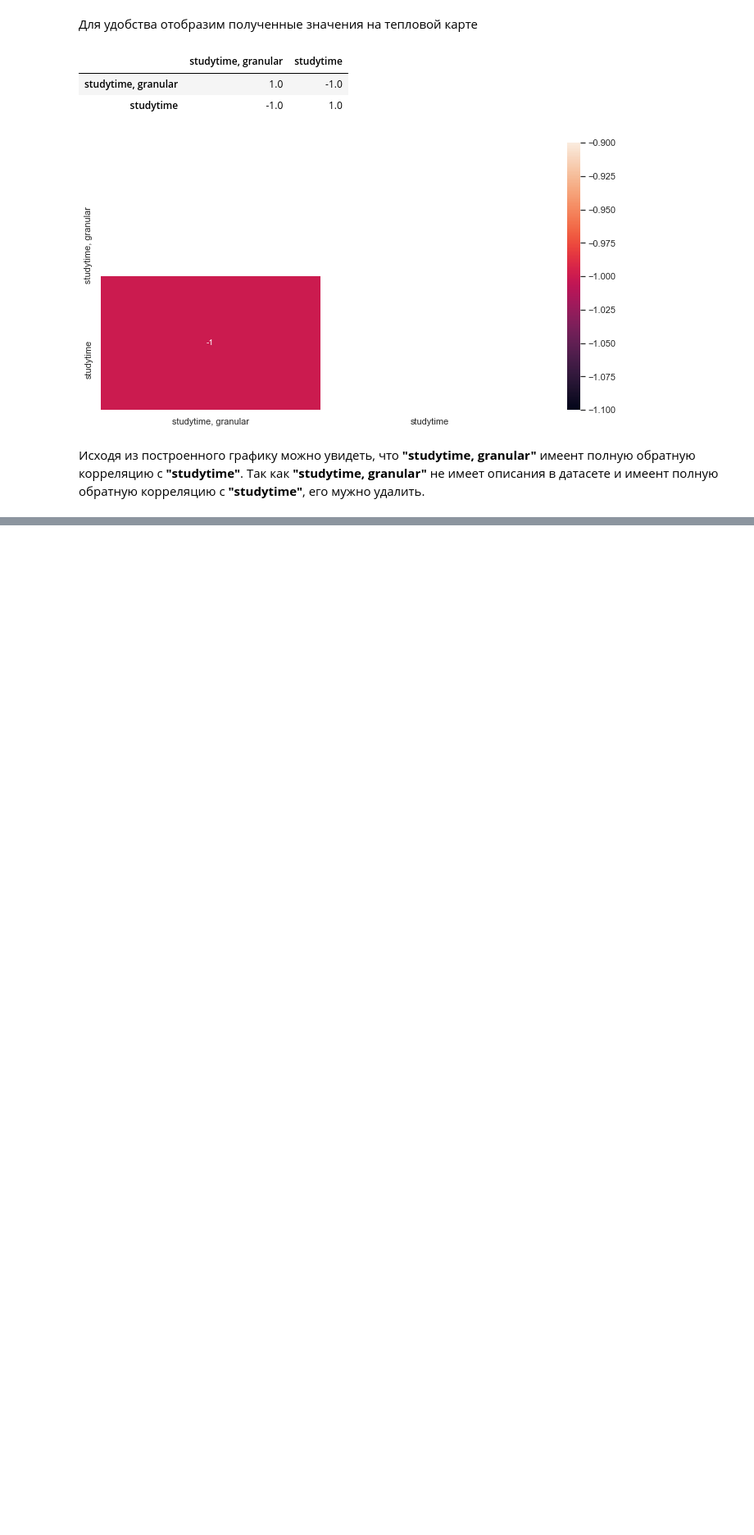
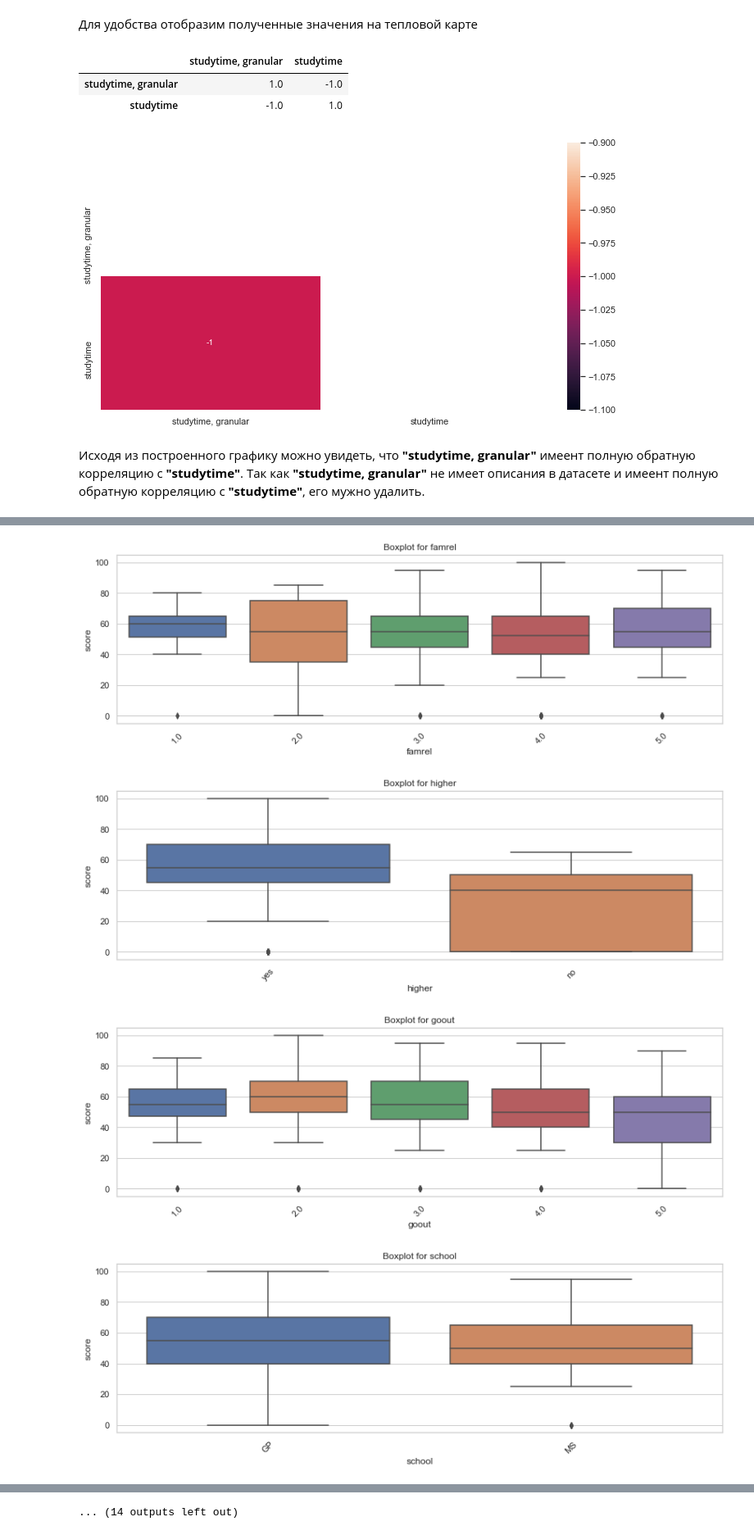
Before and after one commit to g0dzef/ML, a Jupyter notebook: module_2/Student_EDA.ipynb, the cells around one changed output, grey strips where cells are left out. Shown at 82% size. Cells and saved outputs as stored; diff of their text form; code cells hidden in the pictures; blank space fills up the shorter version.

```diff
--- a/module_2/Student_EDA.ipynb
+++ b/module_2/Student_EDA.ipynb
@@ -143,6 +145,11 @@ def definition_duplicates(data):
         print('В датасете дубликаты отсутствуют')
 # %%
 def display_iqr(column, boundaries):
+    '''Функция построения графиков для каждого столбца с определением границ для их данных.
+    Если в передоваемом словаре отсутствуют данные о границах для столбца,
+    будет произведён их поиск.
+    '''
+
     if stud_eda.loc[:, column].dtypes != np.dtype('O'):
         if column not in boundaries.keys():
             IQR = stud_eda[column].quantile(
@@ -228,13 +237,28 @@ def print_IQR(column, IQR, perc25, perc75, min_value, max_value, data_out):
           'Границы выбросов: [{}, {}].'.format(min_value, max_value))
 # %%
 def get_boxplot(column, boundaries):
+    '''Функция построения boxplot для каждого столбца с определением границ для их данных.
+    Если в передоваемом словаре отсутствуют данные о границах для столбца,
+    будет произведён их поиск.
+    '''
+
     plt.figure(figsize=(12, 5))
     boxplot = sns.boxplot(x=stud_eda[column])
     if column in boundaries.keys():
         boxplot.axes.set_title('Границы выбросов: [{}, {}].'.format(boundaries[column][0],
                                                                     boundaries[column][1]), fontsize=16)
     else:
+        # Определение границ
         min_value, max_value = define_boundaries(column)
         boxplot.axes.set_title('Границы выбросов: [{}, {}].'.format(
             min_value, max_value), fontsize=16)
     plt.show()
+# %%
+def get_score_boxplot(column):
+    fig, ax = plt.subplots(figsize = (14, 4))
+    sns.boxplot(x=column, y='score',
+               data=stud_eda.loc[stud_eda.loc[:,column].isin(stud_eda.loc[:, column].value_counts().index[:10])],
+                ax=ax)
+    plt.xticks(rotation=45)
+    ax.set_title('Boxplot for ' + column)
+    plt.show()
@@ -447,0 +537,9 @@ stud_eda = stud_eda.drop('studytime, granular', axis=1)
+# %%
+cols = list(set(stud_eda.columns)-set(['age','absences','score']))
+for column in cols:
+    get_score_boxplot(column)
+# %% [output]
+[figure, added]
+[figure, added]
+[figure, added]
+[figure, added]
@@ -447,0 +554 @@ stud_eda = stud_eda.drop('studytime, granular', axis=1)
+... (14 outputs left out)
```
Also changed, not shown: parts of 23 cells of this notebook.
